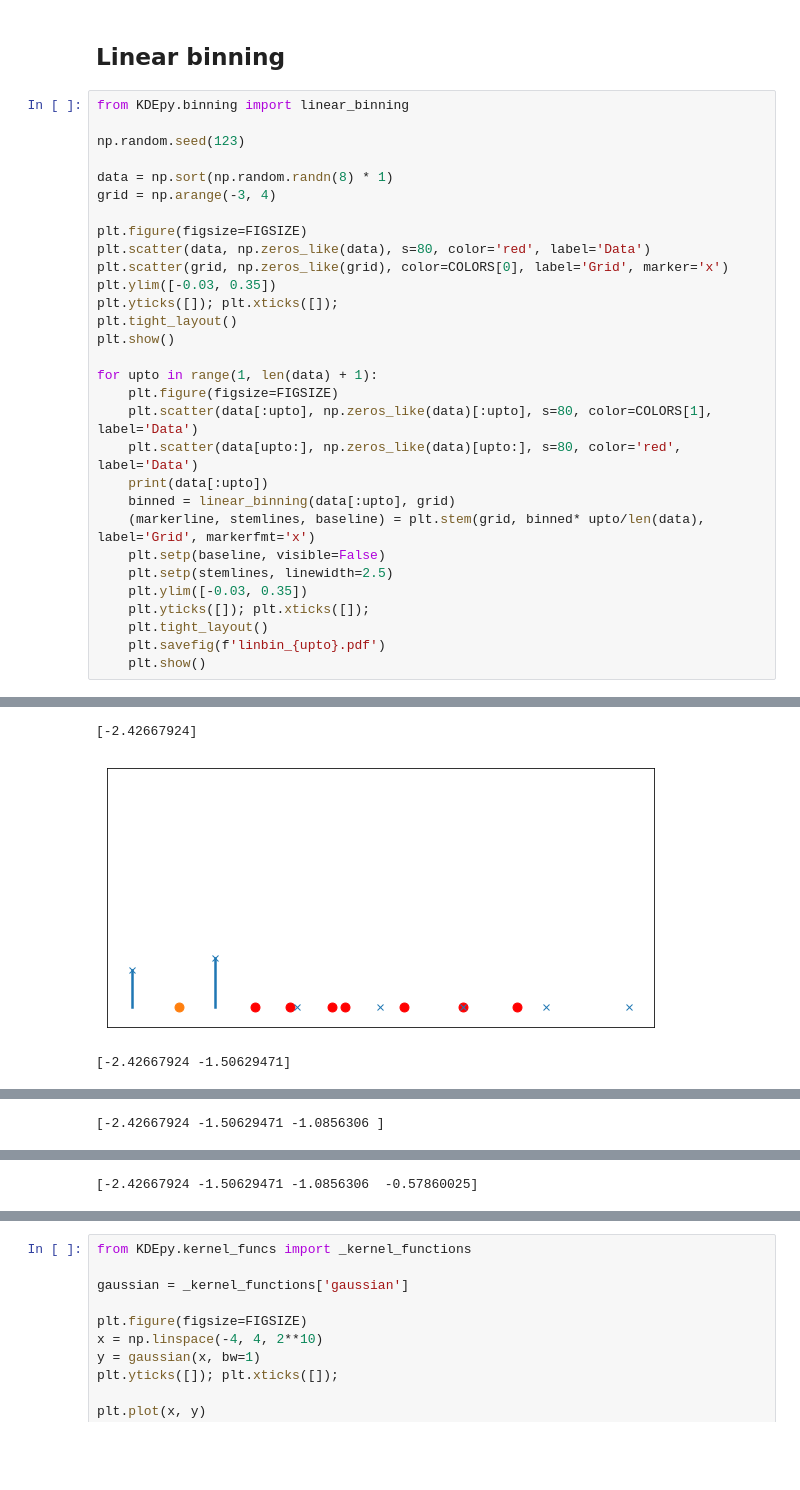
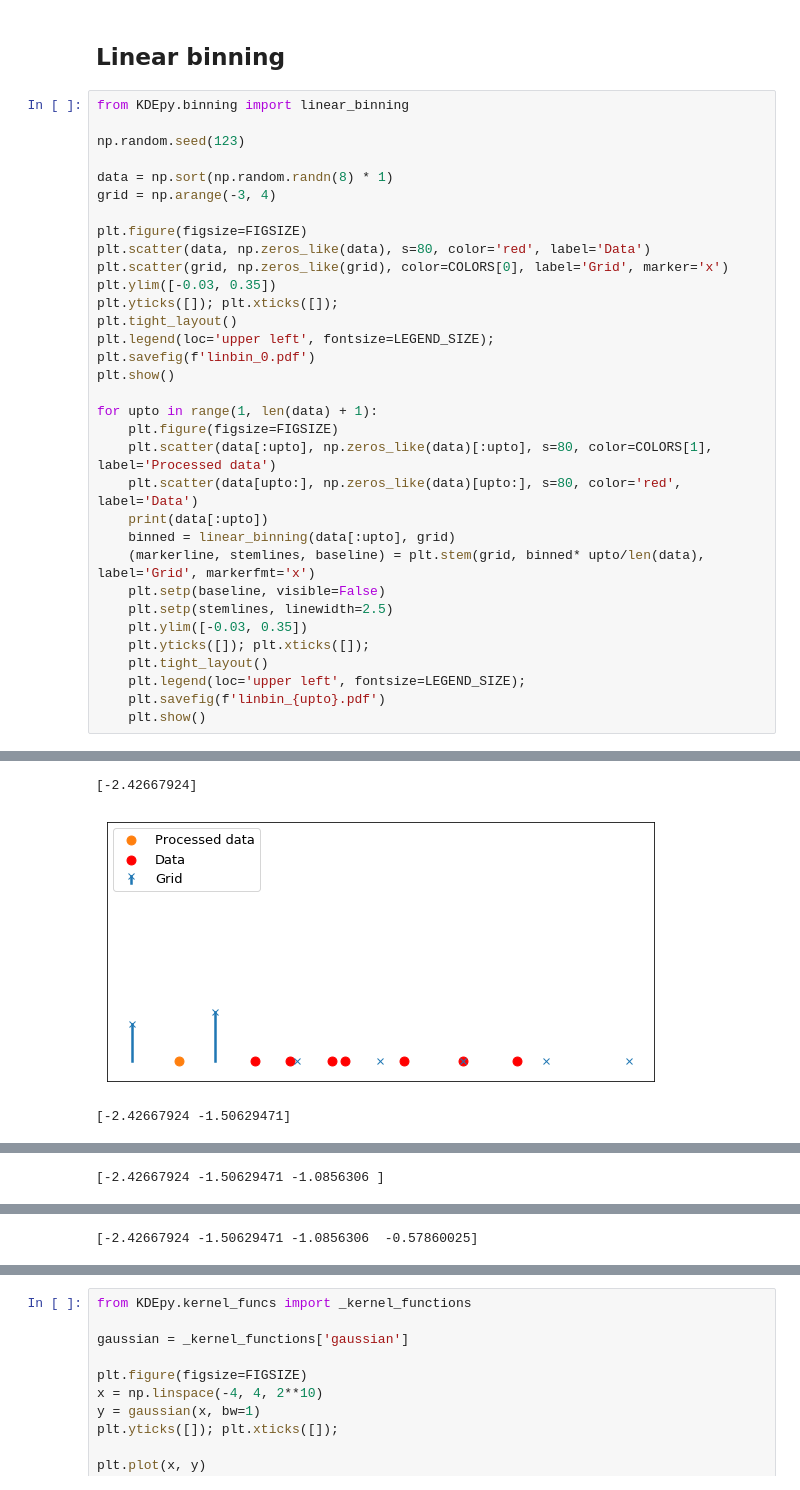
Before and after one commit to tommyod/KDEpy, a Jupyter notebook: docs/presentation/figs/create_presentation_figs.ipynb, the cells around one changed output, grey strips where cells are left out. Drawn from its saved outputs; the diff is of its cells as text; blank space fills up the shorter version.

```diff
--- a/docs/presentation/figs/create_presentation_figs.ipynb
+++ b/docs/presentation/figs/create_presentation_figs.ipynb
@@ -574,11 +572,13 @@ plt.scatter(grid, np.zeros_like(grid), color=COLORS[0], label='Grid', marker='x'
 plt.ylim([-0.03, 0.35])
 plt.yticks([]); plt.xticks([]);
 plt.tight_layout()
+plt.legend(loc='upper left', fontsize=LEGEND_SIZE);
+plt.savefig(f'linbin_0.pdf')
 plt.show()
 
 for upto in range(1, len(data) + 1):
     plt.figure(figsize=FIGSIZE)
-    plt.scatter(data[:upto], np.zeros_like(data)[:upto], s=80, color=COLORS[1], label='Data')
+    plt.scatter(data[:upto], np.zeros_like(data)[:upto], s=80, color=COLORS[1], label='Processed data')
     plt.scatter(data[upto:], np.zeros_like(data)[upto:], s=80, color='red', label='Data')
     print(data[:upto])
     binned = linear_binning(data[:upto], grid)
@@ -588,6 +588,7 @@ for upto in range(1, len(data) + 1):
     plt.ylim([-0.03, 0.35])
     plt.yticks([]); plt.xticks([]);
     plt.tight_layout()
+    plt.legend(loc='upper left', fontsize=LEGEND_SIZE);
     plt.savefig(f'linbin_{upto}.pdf')
     plt.show()
 # %% [output]
@@ -595,3 +596,3 @@ for upto in range(1, len(data) + 1):
 [-2.42667924]
-[figure, old version]
+[figure, new version]
 [-2.42667924 -1.50629471]
```
Also changed, not shown: parts of 6 cells of this notebook, 1 other file.
